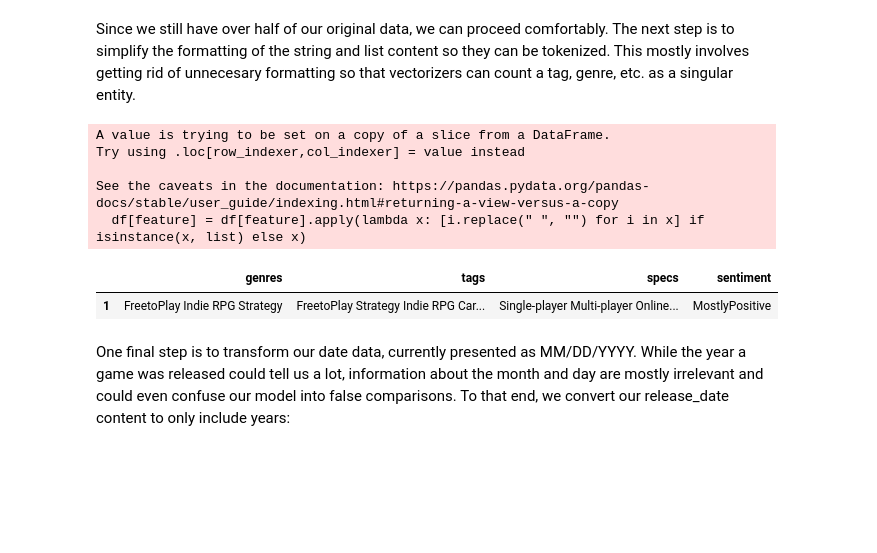
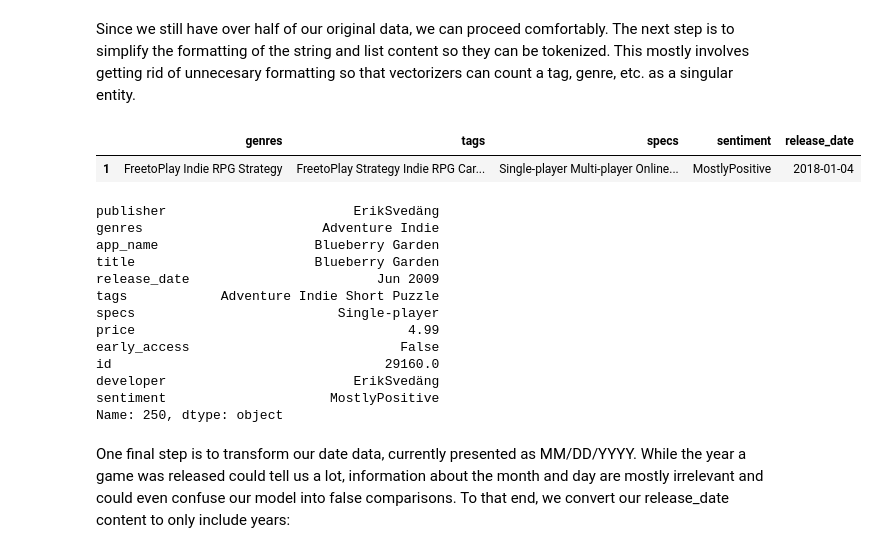
Before and after one commit to lanceu0128/recommender, a Jupyter notebook: steam_recommender.ipynb, the cells around one changed output. Drawn from its saved outputs; the diff is of its cells as text; code cells hidden in the pictures; blank space fills up the shorter version.

```diff
--- a/steam_recommender.ipynb
+++ b/steam_recommender.ipynb
@@ -127,28 +133,39 @@ Since we still have over half of our original data, we can proceed comfortably.
 # %%
 list_features = ['genres', 'tags', 'specs']
 
 for feature in list_features:
     # remove spaces within elements
     df[feature] = df[feature].apply(lambda x: [i.replace(" ", "") for i in x] if isinstance(x, list) else x)
 
     # turn lists into strings with spaces between elements, no other syntax
     df[feature] = df[feature].astype(str).apply(lambda x: ' '.join(ast.literal_eval(x)))
 
 # remove spaces within strings
 df['developer'] = df['developer'].apply(lambda x: x.replace(" ", ""))
 df['publisher'] = df['publisher'].apply(lambda x: x.replace(" ", ""))
 # remove spaces within strings, categorize sentiment with not enough reviews
 df['sentiment'] = df['sentiment'].apply(lambda x: "" if "user reviews" in x else x.replace(" ", ""))
 
-df[['genres', 'tags', 'specs', 'sentiment']].head(1)
+df[['genres', 'tags', 'specs', 'sentiment', 'release_date']].head(1)
 # %% [output]
-A value is trying to be set on a copy of a slice from a DataFrame.
-Try using .loc[row_indexer,col_indexer] = value instead
-
-See the caveats in the documentation: https://pandas.pydata.org/pandas-docs/stable/user_guide/indexing.html#returning-a-view-versus-a-copy
-  df[feature] = df[feature].apply(lambda x: [i.replace(" ", "") for i in x] if isinstance(x, list) else x)
-|  | genres | tags | specs | sentiment |
-| 1 | FreetoPlay Indie RPG Strategy | FreetoPlay Strategy Indie RPG Car... | Single-player Multi-player Online... | MostlyPositive |
+|  | genres | tags | specs | sentiment | release_date |
+| 1 | FreetoPlay Indie RPG Strategy | FreetoPlay Strategy Indie RPG Car... | Single-player Multi-player Online... | MostlyPositive | 2018-01-04 |
+# %%
+df.iloc[193]
+# %% [output]
+publisher                        ErikSvedäng
+genres                       Adventure Indie
+app_name                    Blueberry Garden
+title                       Blueberry Garden
+release_date                        Jun 2009
+tags            Adventure Indie Short Puzzle
+specs                          Single-player
+price                                   4.99
+early_access                           False
+id                                   29160.0
+developer                        ErikSvedäng
+sentiment                     MostlyPositive
+Name: 250, dtype: object
 # %% [markdown]
 One final step is to transform our date data, currently presented as MM/DD/YYYY. While the year a game was released could tell us a lot, information about the month and day are mostly irrelevant and could even confuse our model into false comparisons. To that end, we convert our release_date content to only include years:
 # %%
```
Also changed, not shown: parts of 12 cells of this notebook, 1 other file.
